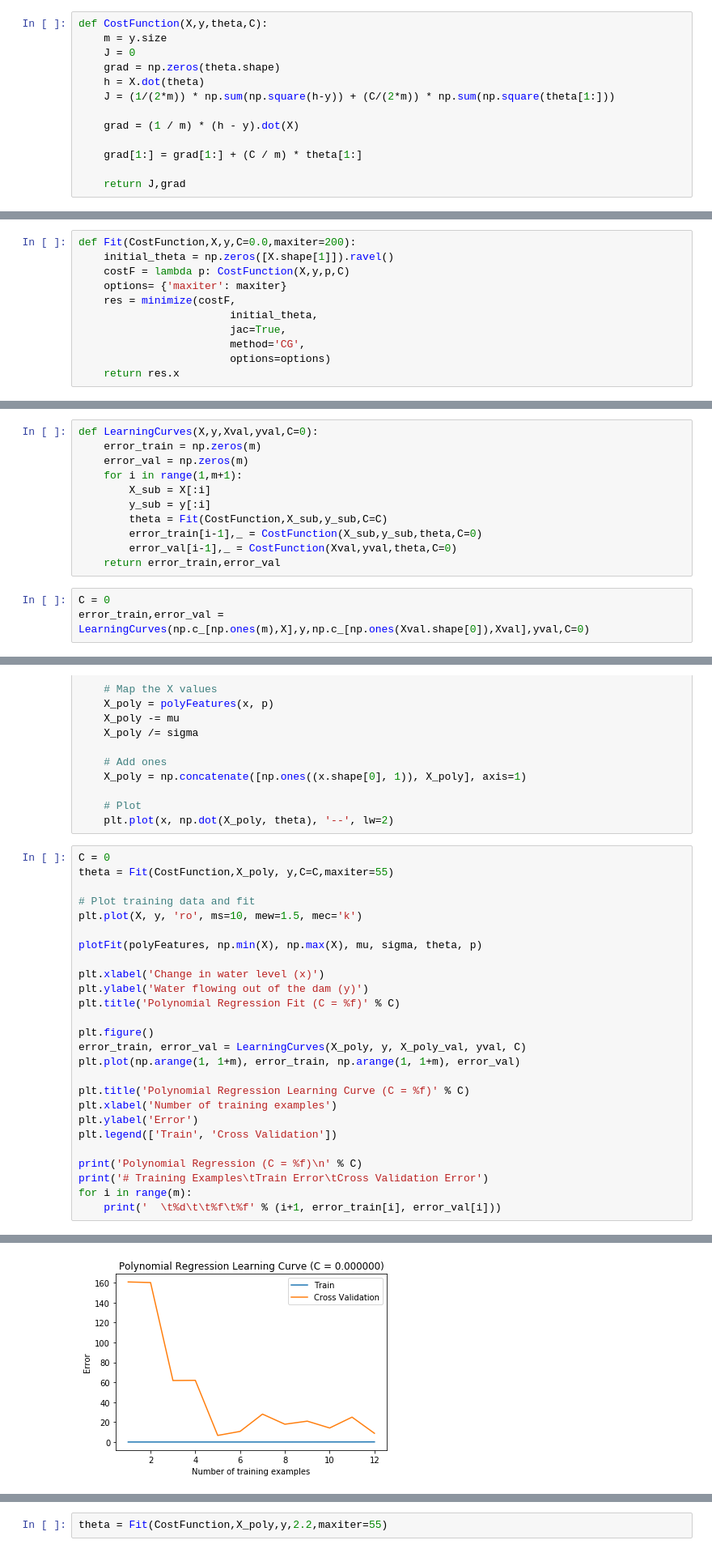
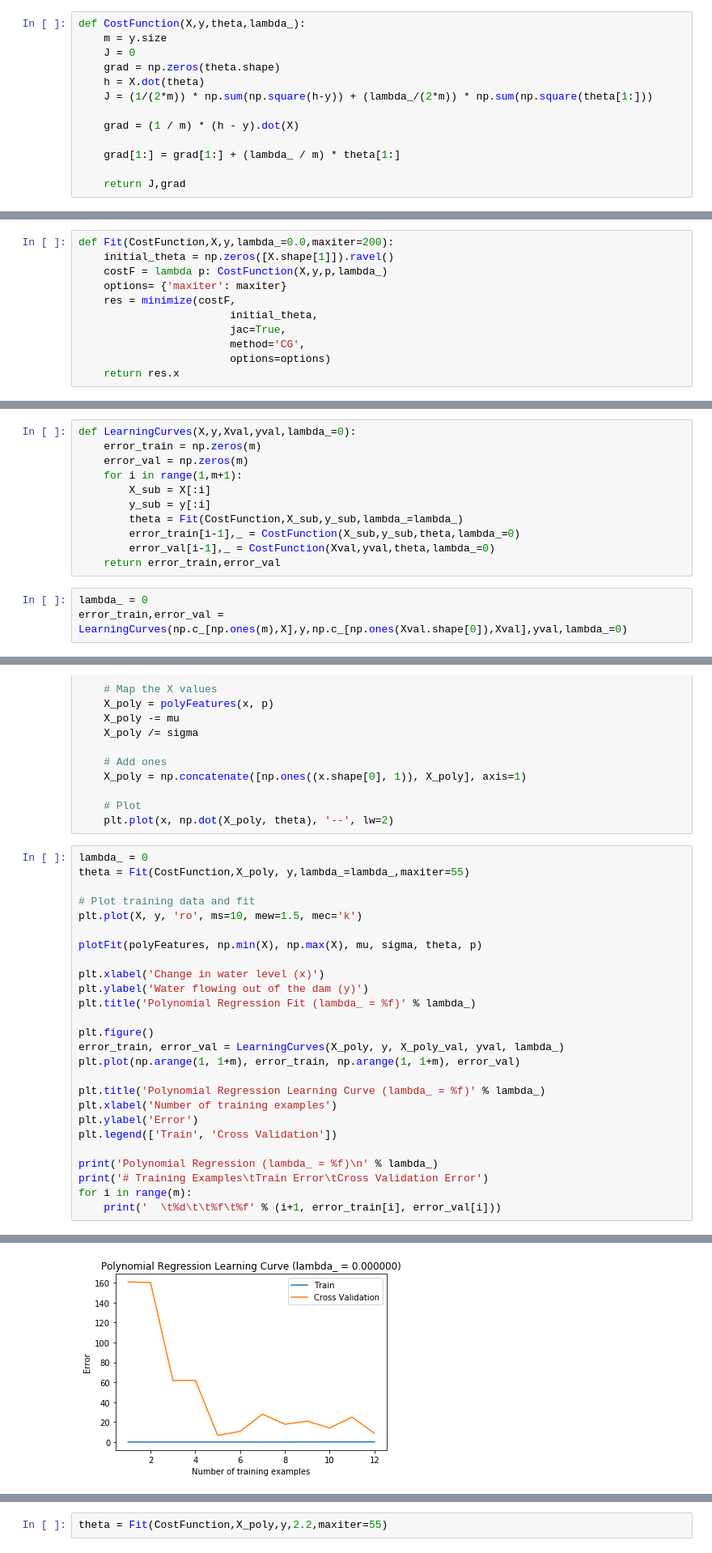
Before and after one commit to muhammed1k/MLProjects, a Jupyter notebook: Model Selection-Validation in Regression Problem/LinearRegression.ipynb, the cells around one changed output, grey strips where cells are left out. Shown: that part at 81% size. Saved outputs shown, nothing was run; the diff lists cells and outputs as text.

```diff
--- a/Model Selection-Validation in Regression Problem/LinearRegression.ipynb
+++ b/Model Selection-Validation in Regression Problem/LinearRegression.ipynb
@@ -57,15 +57,15 @@ $$ J(\theta) = \frac{1}{2m} \left( \sum_{i=1}^m \left( h_\theta\left( x^{(i)} \r
 \end{align}
 # %%
-def CostFunction(X,y,theta,C):
+def CostFunction(X,y,theta,lambda_):
     m = y.size
     J = 0
     grad = np.zeros(theta.shape)
     h = X.dot(theta)
-    J = (1/(2*m)) * np.sum(np.square(h-y)) + (C/(2*m)) * np.sum(np.square(theta[1:]))
+    J = (1/(2*m)) * np.sum(np.square(h-y)) + (lambda_/(2*m)) * np.sum(np.square(theta[1:]))
 
     grad = (1 / m) * (h - y).dot(X)
 
-    grad[1:] = grad[1:] + (C / m) * theta[1:]
+    grad[1:] = grad[1:] + (lambda_ / m) * theta[1:]
 
     return J,grad
 # %%
@@ -83,9 +83,9 @@ In This Section The Function Fit Usess our Former Defintion of Cost $ J(\theta)
 
 Scipy Optimize.Minimze function is Used
 # %%
-def Fit(CostFunction,X,y,C=0.0,maxiter=200):
+def Fit(CostFunction,X,y,lambda_=0.0,maxiter=200):
     initial_theta = np.zeros([X.shape[1]]).ravel()
-    costF = lambda p: CostFunction(X,y,p,C)
+    costF = lambda p: CostFunction(X,y,p,lambda_)
     options= {'maxiter': maxiter}
     res = minimize(costF,
                         initial_theta,
@@ -129,19 +129,19 @@ Learning Curves is used for this Purpose:
 
 - This Method helps us Figure many things first from the Look at our plots we can Determine if our Model is Over or Under Fitting The Data and Thus can help us decide wether if more training samples is gonna help our model and if it's worth our time to go and collect more training samples or not
 # %%
-def LearningCurves(X,y,Xval,yval,C=0):
+def LearningCurves(X,y,Xval,yval,lambda_=0):
     error_train = np.zeros(m)
     error_val = np.zeros(m)
     for i in range(1,m+1):
         X_sub = X[:i]
         y_sub = y[:i]
-        theta = Fit(CostFunction,X_sub,y_sub,C=C)
-        error_train[i-1],_ = CostFunction(X_sub,y_sub,theta,C=0)
-        error_val[i-1],_ = CostFunction(Xval,yval,theta,C=0)
+        theta = Fit(CostFunction,X_sub,y_sub,lambda_=lambda_)
+        error_train[i-1],_ = CostFunction(X_sub,y_sub,theta,lambda_=0)
+        error_val[i-1],_ = CostFunction(Xval,yval,theta,lambda_=0)
     return error_train,error_val
 # %%
-C = 0
-error_train,error_val = LearningCurves(np.c_[np.ones(m),X],y,np.c_[np.ones(Xval.shape[0]),Xval],yval,C=0)
+lambda_ = 0
+error_train,error_val = LearningCurves(np.c_[np.ones(m),X],y,np.c_[np.ones(Xval.shape[0]),Xval],yval,lambda_=0)
 # %% [markdown]
 ### Plotting The Learning Curves
 # %%
@@ -252,8 +252,8 @@ def plotFit(polyFeatures, min_x, max_x, mu, sigma, theta, p):
     # Plot
     plt.plot(x, np.dot(X_poly, theta), '--', lw=2)
 # %%
-C = 0
-theta = Fit(CostFunction,X_poly, y,C=C,maxiter=55)
+lambda_ = 0
+theta = Fit(CostFunction,X_poly, y,lambda_=lambda_,maxiter=55)
 
 # Plot training data and fit
 plt.plot(X, y, 'ro', ms=10, mew=1.5, mec='k')
@@ -262,18 +262,18 @@ plotFit(polyFeatures, np.min(X), np.max(X), mu, sigma, theta, p)
 
 plt.xlabel('Change in water level (x)')
 plt.ylabel('Water flowing out of the dam (y)')
-plt.title('Polynomial Regression Fit (C = %f)' % C)
+plt.title('Polynomial Regression Fit (lambda_ = %f)' % lambda_)
 
 plt.figure()
-error_train, error_val = LearningCurves(X_poly, y, X_poly_val, yval, C)
+error_train, error_val = LearningCurves(X_poly, y, X_poly_val, yval, lambda_)
 plt.plot(np.arange(1, 1+m), error_train, np.arange(1, 1+m), error_val)
 
-plt.title('Polynomial Regression Learning Curve (C = %f)' % C)
+plt.title('Polynomial Regression Learning Curve (lambda_ = %f)' % lambda_)
 plt.xlabel('Number of training examples')
 plt.ylabel('Error')
 plt.legend(['Train', 'Cross Validation'])
 
-print('Polynomial Regression (C = %f)\n' % C)
+print('Polynomial Regression (lambda_ = %f)\n' % lambda_)
 print('# Training Examples\tTrain Error\tCross Validation Error')
 for i in range(m):
     print('  \t%d\t\t%f\t%f' % (i+1, error_train[i], error_val[i]))
@@ -297,4 +297,4 @@ Polynomial Regression (C = 0.000000)
-[figure, old version]
+[figure, new version]
 # %% [markdown]
 ###### After We Saw The Above Plots we See that with C=0:
 The First Plot The Polynomial Function is a Perfect Fit for Our Data ?
```
Also changed, not shown: parts of 4 cells of this notebook.
